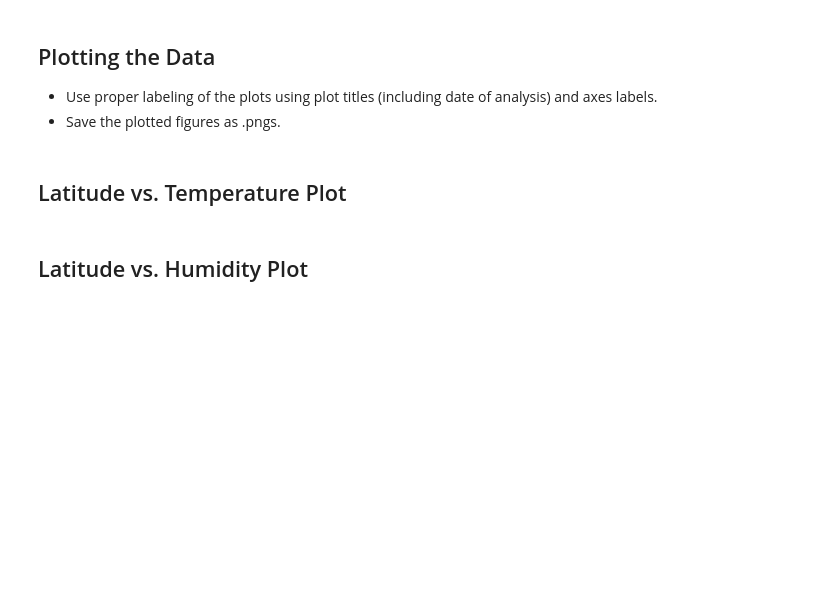
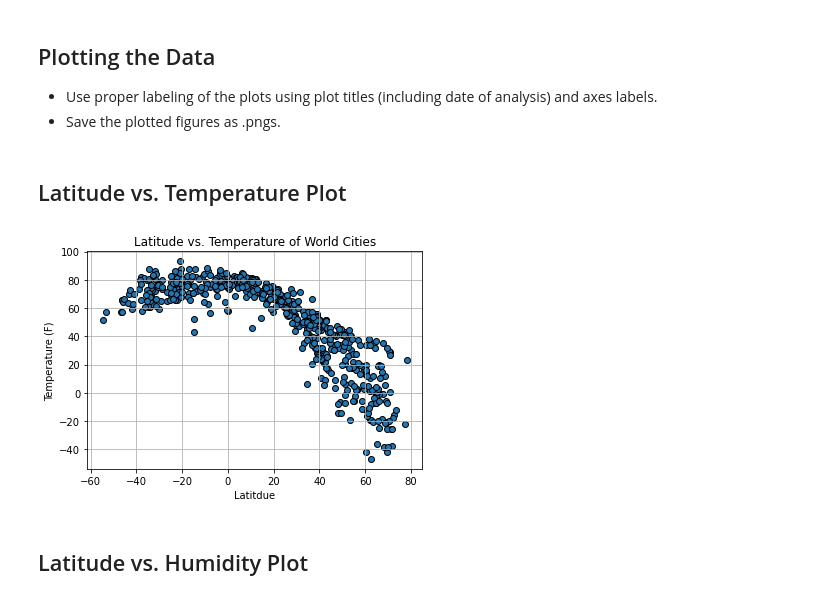
Before and after one commit to ethomps33/Python_APIs_Challenge, a Jupyter notebook: starter_code/Weather/WeatherPy.ipynb, the cells around one changed output. Saved outputs shown, nothing was run; the diff lists cells and outputs as text; code cells hidden in the pictures; blank space fills up the shorter version.

Commit message:
Scatter Plots made of weather data

```diff
--- a/starter_code/Weather/WeatherPy.ipynb
+++ b/starter_code/Weather/WeatherPy.ipynb
@@ -86,6 +86,9 @@ temp=[]
 cloudy=[]
 wind=[]
 city_num=[]
+lon=[]
+lat=[]
+date=[]
 
 print("Beginning Data Retrieval")
 print("-----------------------------")
@@ -101,6 +104,9 @@ for city in cities:
         cloudy.append(response['clouds']['all'])
         wind.append(response['wind']['speed'])
         city_num.append(response['id'])
+        lon.append(response['coord']['lon'])
+        lat.append(response['coord']['lat'])
+        date.append(response['dt'])
         print(f"Processing Record | {city}")
 
     except KeyError:
@@ -138,9 +136,12 @@ TypeError: object of type 'zip' has no len()
 # %%
 data = {'City': name,
          'Country': country,
-         'Lat/Lng': lat_lngs,
          'Humidity': humidity,
+        'Lat': lat,
+        'Lng': lon,
          'Temperature': temp,
-         'Cloud Cover': cloudy}
+         'Cloud Cover': cloudy,
+           'Winds': wind,
+           'Date': date}
 city_weather = pd.DataFrame(data)
-city_weather.head()
+city_weather.to_csv(output_data_file, index=False)
@@ -161,5 +164,14 @@ Skip this step if there are no cities that have humidity > 100%.
 * Save the plotted figures as .pngs.
 # %% [markdown]
 ## Latitude vs. Temperature Plot
+# %%
+plt.scatter(city_weather['Lat'], city_weather['Temperature'], edgecolor='black')
+plt.title('Latitude vs. Temperature of World Cities')
+plt.xlabel('Latitdue')
+plt.ylabel('Temperature (F)')
+plt.grid()
+plt.show()
+# %% [output]
+[figure, added]
 # %% [markdown]
 ## Latitude vs. Humidity Plot
```
Also changed, not shown: parts of 10 cells of this notebook, 1 other file.
